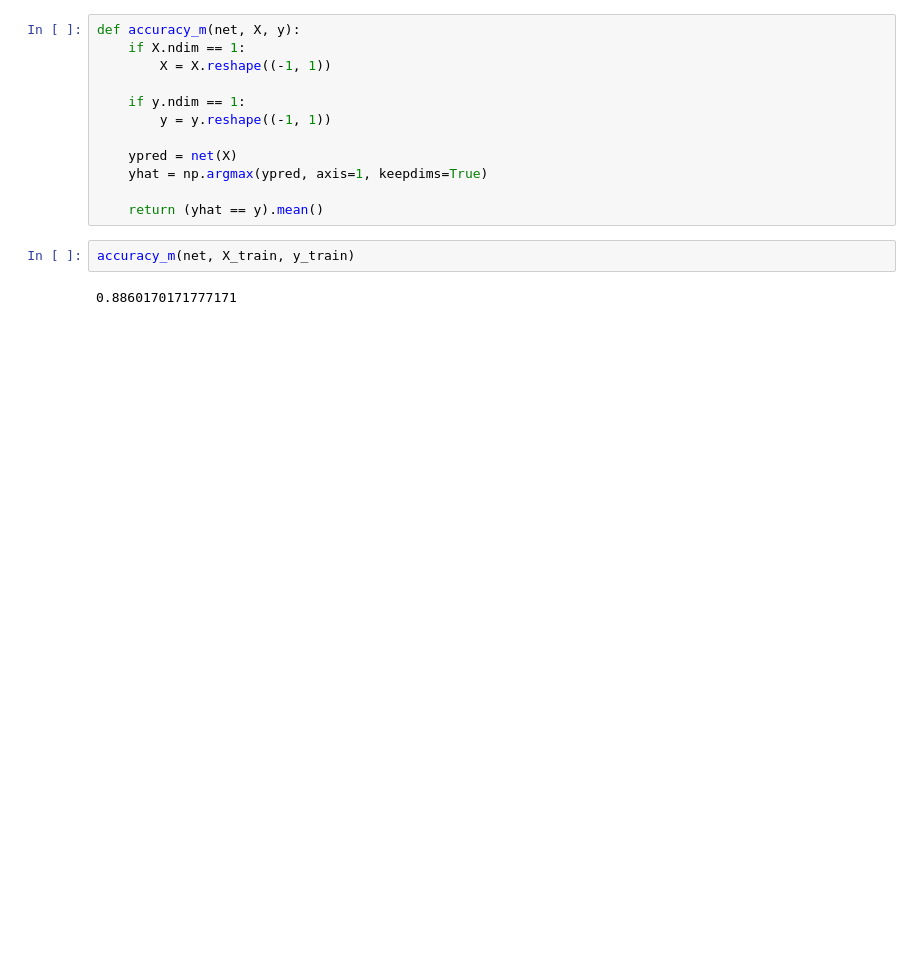
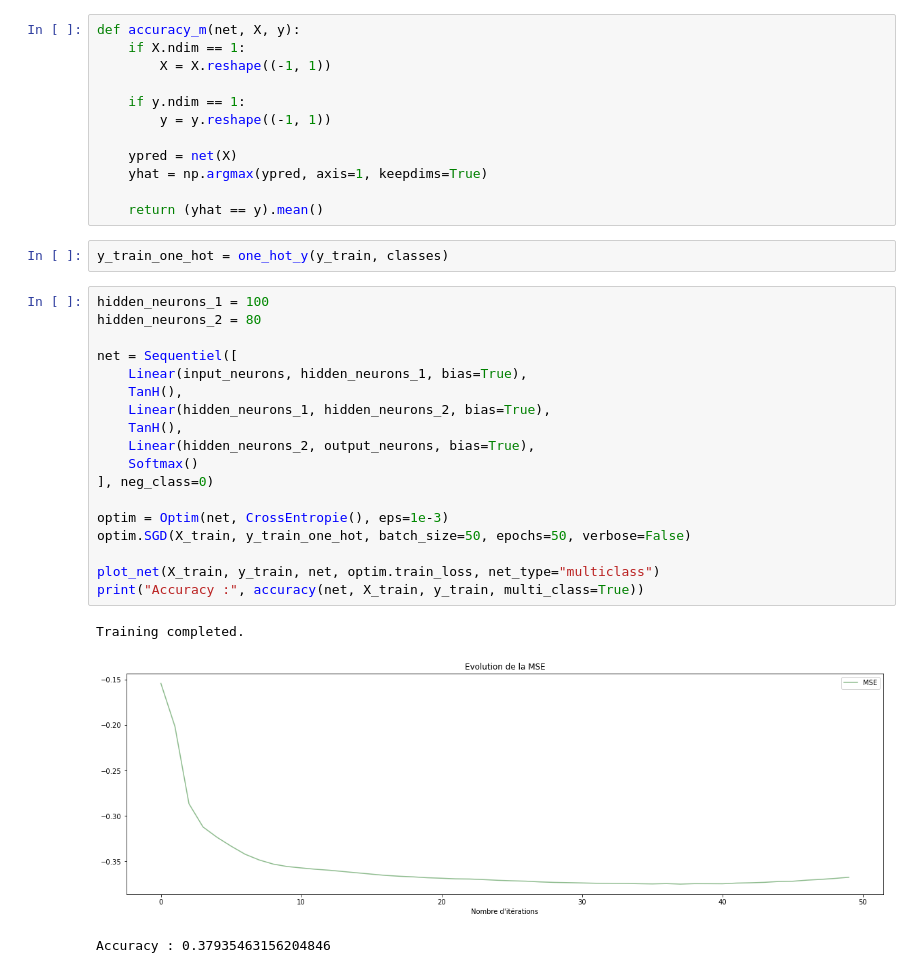
Before and after one commit to Amayas29/neural-networks, a Jupyter notebook: experimentations/multiclass.ipynb, the cells around one changed output. Cells and saved outputs as stored; diff of their text form; blank space fills up the shorter version.

Commit message:
multi class done

```diff
--- a/experimentations/multiclass.ipynb
+++ b/experimentations/multiclass.ipynb
@@ -62,7 +41,27 @@ def accuracy_m(net, X, y):
     yhat = np.argmax(ypred, axis=1, keepdims=True)
 
     return (yhat == y).mean()
-# %%
-accuracy_m(net, X_train, y_train)
-# %% [output]
-0.8860170171777171
+# %%
+y_train_one_hot = one_hot_y(y_train, classes)
+# %%
+hidden_neurons_1 = 100
+hidden_neurons_2 = 80
+
+net = Sequentiel([
+    Linear(input_neurons, hidden_neurons_1, bias=True),
+    TanH(),
+    Linear(hidden_neurons_1, hidden_neurons_2, bias=True),
+    TanH(),
+    Linear(hidden_neurons_2, output_neurons, bias=True),
+    Softmax()
+], neg_class=0)
+
+optim = Optim(net, CrossEntropie(), eps=1e-3)
+optim.SGD(X_train, y_train_one_hot, batch_size=50, epochs=50, verbose=False)
+
+plot_net(X_train, y_train, net, optim.train_loss, net_type="multiclass")
+print("Accuracy :", accuracy(net, X_train, y_train, multi_class=True))
+# %% [output]
+Training completed.
+[figure, added]
+Accuracy : 0.37935463156204846
```
Also changed, not shown: parts of 5 cells of this notebook, 3 other files.
